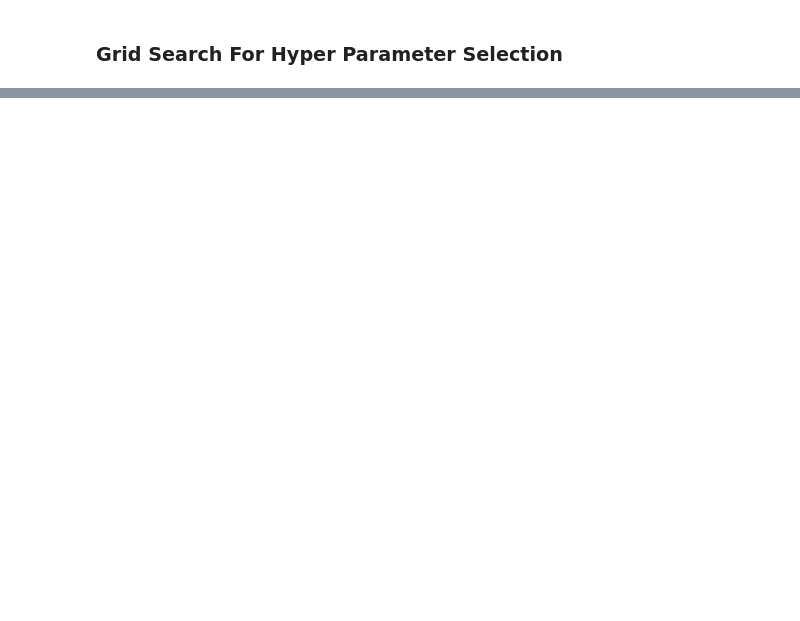
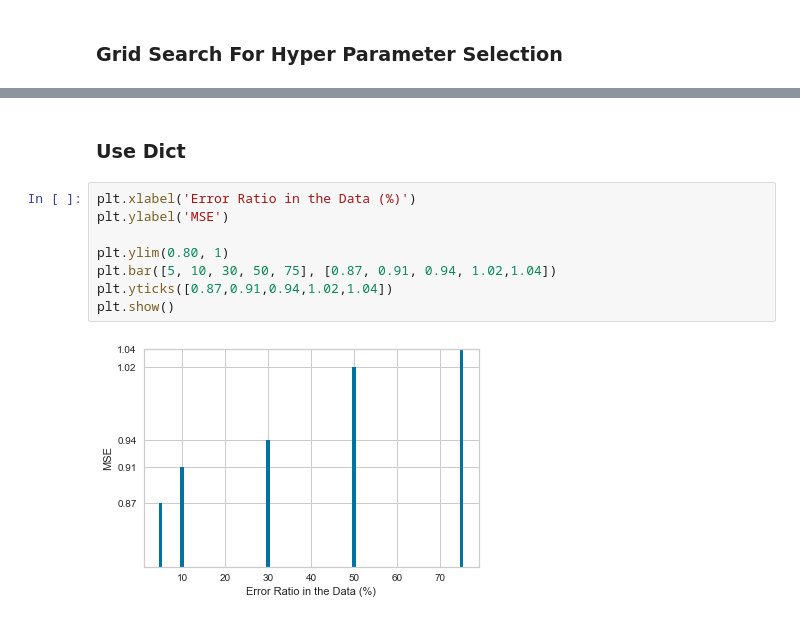
Before and after one commit to sezinsezgin/Anime_Rating_Prediction, a Jupyter notebook: Error Detection & Repair/Typo/Basic Pipeline - typo - genre- Training-CV-HP.ipynb, the cells around one changed output, grey strips where cells are left out. Cells and saved outputs as stored; diff of their text form; blank space fills up the shorter version.

```diff
--- a/Error Detection & Repair/Typo/Basic Pipeline - typo - genre- Training-CV-HP.ipynb
+++ b/Error Detection & Repair/Typo/Basic Pipeline - typo - genre- Training-CV-HP.ipynb
@@ -395,0 +423,12 @@ Variance score: -38.71
+# %% [markdown]
+### Use Dict
+# %%
+plt.xlabel('Error Ratio in the Data (%)')
+plt.ylabel('MSE')
+
+plt.ylim(0.80, 1)
+plt.bar([5, 10, 30, 50, 75], [0.87, 0.91, 0.94, 1.02,1.04])
+plt.yticks([0.87,0.91,0.94,1.02,1.04])
+plt.show()
+# %% [output]
+[figure, added]
```
Also changed, not shown: parts of 16 cells of this notebook, 7 other files.
